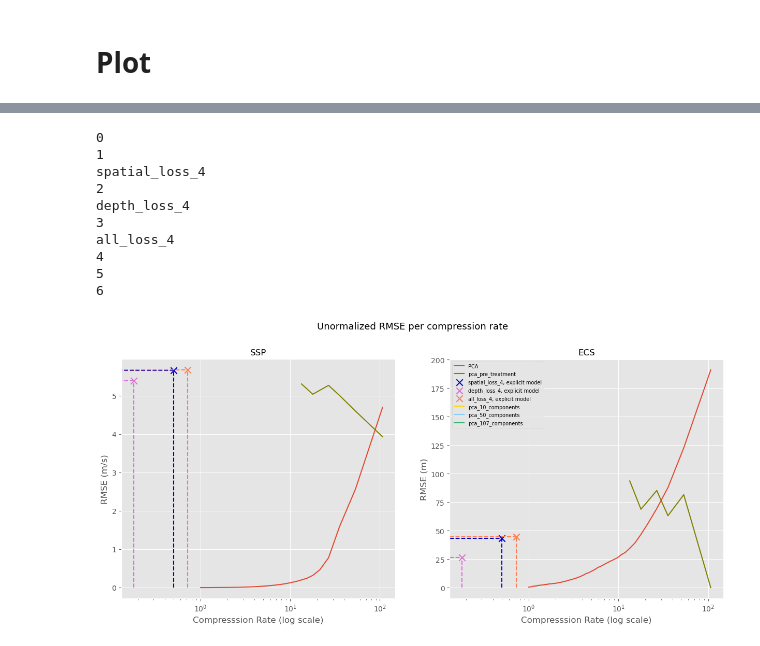
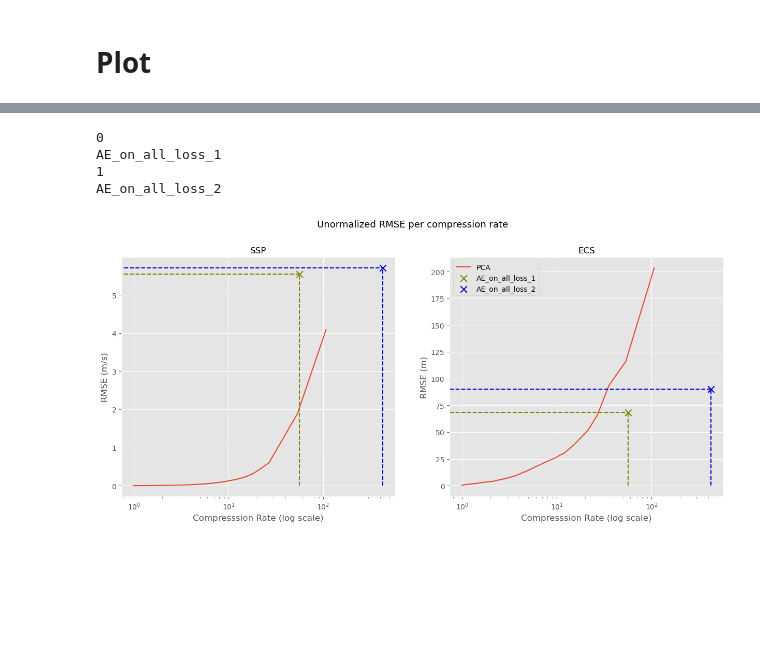
Before and after one commit to CIA-Oceanix/FASCINATION, a Jupyter notebook: notebooks/metrics_AE_3D.ipynb, the cells around one changed output, grey strips where cells are left out. Cells and saved outputs as stored; diff of their text form; code cells hidden in the pictures; blank space fills up the shorter version.

Commit message:
Refactor autoencoder configuration and improve PCA handling; update parameter names and enhance data type management

````diff
--- a/notebooks/metrics_AE_3D.ipynb
+++ b/notebooks/metrics_AE_3D.ipynb
@@ -651 +537,10 @@ cr:  0.18074324324324326
+# %%
+if dm_dict == {}:
+    cfg_path = "config/xp/autoencoder_V2.yaml"
+    cfg = OmegaConf.load(cfg_path)
+    display(Markdown("""```yaml\n\n""" +yaml.dump(OmegaConf.to_container(cfg), default_flow_style=None, indent=2)+"""\n\n```"""))
+
+    dm = hydra.utils.instantiate(cfg.datamodule)
+    #_, test_ssp_tens, dm = loading_datamodule_phase(dm, phase = "test")
+    dm.setup("test")
 # %%
@@ -674,7 +572,7 @@ components_sorted_ae_rmse_dict = {"SSP":{},
 for model in ae_rmse_dict["SSP"].keys():
 
     sorted_keys = sorted(ae_rmse_dict["SSP"][model].keys(), key=lambda x: x[2])
-    sorted_components = [key[2] for key in sorted_keys]
+    sorted_components = [key[2] if len(key)==5 else key[1] for key in sorted_keys]
     components_sorted_ae_rmse_dict["SSP"][model] = (sorted_components, [ae_rmse_dict["SSP"][model][key] for key in sorted_keys])
     components_sorted_ae_rmse_dict["ECS"][model] = (sorted_components, [ae_rmse_dict["ECS"][model][key] for key in sorted_keys])
 
@@ -809,5 +714,10 @@ all_loss_4
+# %%
+pca_cr_dict = {}
+for model in pca_rmse_dict["bottleneck_shape"].keys():
+    reduced_lat,reduced_lon = pca_rmse_dict["bottleneck_shape"][model][-2:]
+    spatial_cr = dm.test_shape[2]*dm.test_shape[3]/(reduced_lat*reduced_lon)
+    pca_cr_dict[model] = [spatial_cr*dm.test_shape[1]/n for n in range(1,dm.test_shape[1]+1)]
 # %%
-pca_cr_list = [107/i for i in range(1,108)]
 
 cr_sorted_ae_rmse_dict = {"SSP":{},
                        "ECS":{},
@@ -818,7 +728,7 @@ cr_sorted_ae_rmse_dict = {"SSP":{},
 
 for model in ae_rmse_dict["SSP"].keys():
 
-    cr_key_dict = {test_ssp_tens.numel()/key.numel(): key for key in ae_rmse_dict["SSP"][model].keys()}
+    cr_key_dict = {np.prod(dm.test_shape)/key.numel(): key for key in ae_rmse_dict["SSP"][model].keys()}
     sorted_cr_key = sorted(cr_key_dict.keys())
 
     # sorted_keys = sorted(ae_rmse_dict["SSP"][model].keys(), key=lambda x: x[2])
@@ -841,9 +751,15 @@ colors = ['olive', 'mediumblue', 'orchid', 'coral',
 
 fig,axs = plt.subplots(1,2,figsize=(15,6))
 
-if not norm:
-    axs[0].plot(pca_cr_list, pca_ssp_rmse_dict.values(), label = "PCA")
-    axs[1].plot(pca_cr_list,pca_ecs_rmse_dict.values(), label = "PCA")
+
+for n in range(pca_n_layers):
+    if pca_n_layers == 1:
+        label = "PCA"
+    else:
+        label = f"PCA with {n} layers of pooling/upsampling"
+
+    axs[0].plot(pca_cr_dict[f"Pool_upsample_{n}_layers"],pca_rmse_dict["SSP"][f"Pool_upsample_{n}_layers"].values(), label = label)
+    axs[1].plot(pca_cr_dict[f"Pool_upsample_{n}_layers"],pca_rmse_dict["ECS"][f"Pool_upsample_{n}_layers"].values(), label = label)
 
 i = 0
 
@@ -860,7 +776,7 @@ for model in cr_sorted_ae_rmse_dict["SSP"].keys():
         axs[0].hlines(cr_sorted_ae_rmse_dict["SSP"][model][1], xmin=0, xmax=cr_sorted_ae_rmse_dict["SSP"][model][0], colors=colors[i], linestyles='dashed')
         axs[0].vlines(cr_sorted_ae_rmse_dict["SSP"][model][0], ymin=0, ymax=cr_sorted_ae_rmse_dict["SSP"][model][1], colors=colors[i], linestyles='dashed')
 
-        axs[1].scatter(cr_sorted_ae_rmse_dict["ECS"][model][0], cr_sorted_ae_rmse_dict["ECS"][model][1], color=colors[i], marker='x', s=80, label = f"{model}, explicit model")  # s adjusts the cross size
+        axs[1].scatter(cr_sorted_ae_rmse_dict["ECS"][model][0], cr_sorted_ae_rmse_dict["ECS"][model][1], color=colors[i], marker='x', s=80, label = f"{model}")  # s adjusts the cross size
         axs[1].hlines(cr_sorted_ae_rmse_dict["ECS"][model][1], xmin=0, xmax=cr_sorted_ae_rmse_dict["ECS"][model][0], colors=colors[i], linestyles='dashed')
         axs[1].vlines(cr_sorted_ae_rmse_dict["ECS"][model][0], ymin=0, ymax=cr_sorted_ae_rmse_dict["ECS"][model][1], colors=colors[i], linestyles='dashed')
 
@@ -918,7 +834,7 @@ axs[0].set_title("SSP", fontsize = 12)
 if norm:
     axs[0].set_ylabel("RMSE")
     axs[1].set_ylabel("RMSE")
-    axs[1].set_title("First max",fontsize = 12)
+    axs[1].set_title("ECS",fontsize = 12)
     fig_title = f"Normalized RMSE per compression rate"
 
 else:
@@ -928,41 +844,44 @@ else:
     fig_title = f"Unormalized RMSE per compression rate"
 
 
-axs[1].legend(loc = "best", prop={'size': 7})
+    # Adjust the legend size based on the number of labels
+    handles, labels = axs[1].get_legend_handles_labels()
+    if len(labels) > 10:
+        legend_fontsize = 7
+    elif len(labels) > 5:
+        legend_fontsize = 8
+    else:
+        legend_fontsize = 10
+
+    axs[1].legend(prop={'size': legend_fontsize})
 
 for ax in axs:
 
     ax.set_xlabel("Compresssion Rate (log scale)")
     ax.set_xscale("log")
 
 
 
 
 
 fig.suptitle(fig_title, fontsize = 13, y = 1.0)
 
 if save_fig:
 
     save_name = fig_title.replace(" ", "_").replace(",","").replace("\n","_").replace(":","")
 
     save_name = save_name + f"_normalized_{norm}"
 
     if filtering:
         save_name = save_name + f"_median_filter_kernel_{best_median_kernel}"
 
     if ecs_max:
         save_name = save_name + f"_ecs_max"
 
     plt.savefig(f"imgs/{save_name}.png", dpi=300, bbox_inches='tight')
 # %% [output]
 0
+AE_on_all_loss_1
 1
-spatial_loss_4
-2
-depth_loss_4
-3
-all_loss_4
-4
-5
-6
+AE_on_all_loss_2
-[figure, old version]
+[figure, new version]
````
Also changed, not shown: parts of 12 cells of this notebook, 14 other files.
